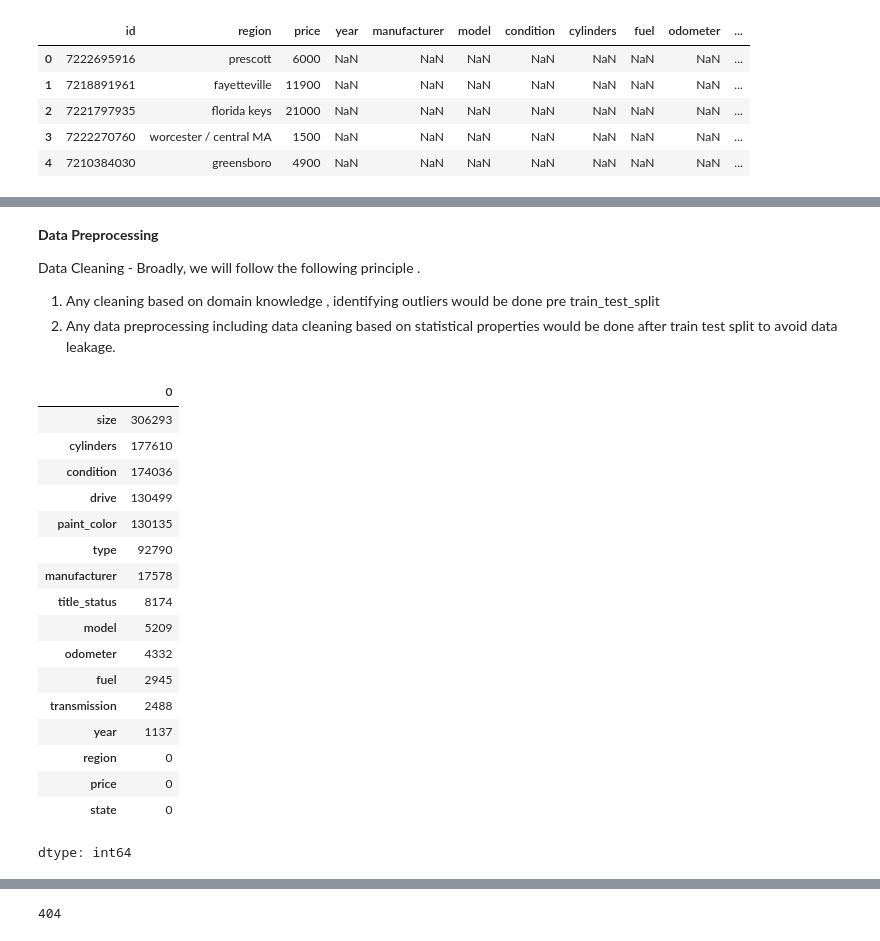
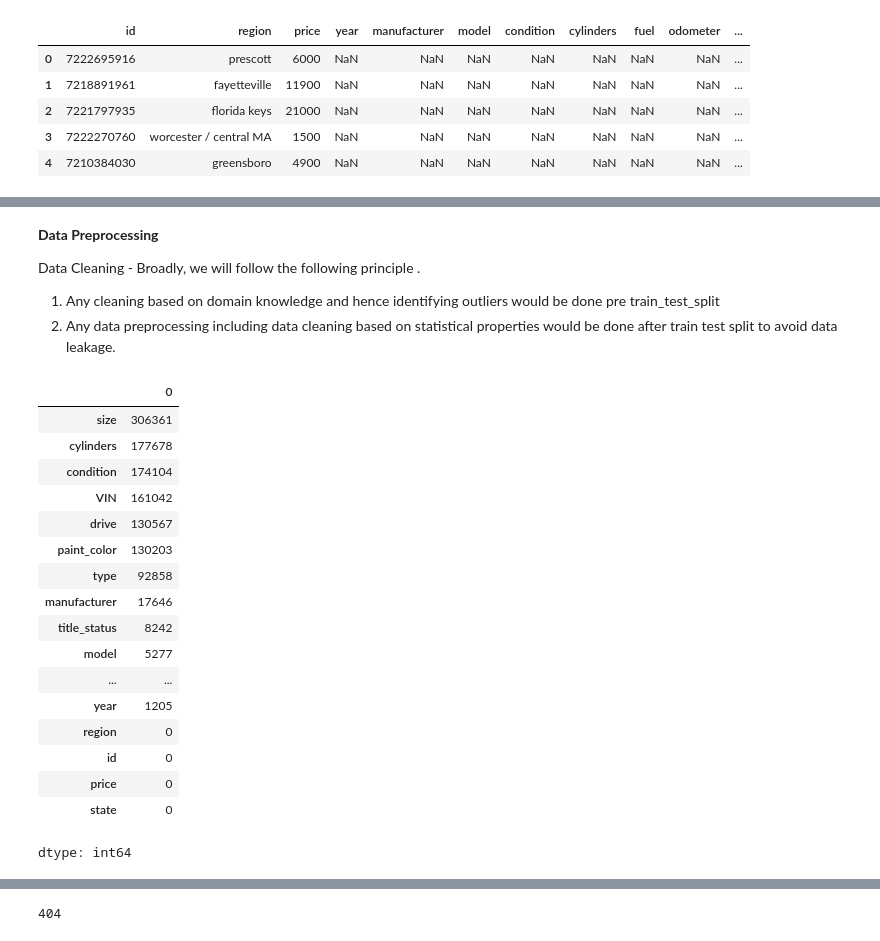
Before and after one commit to Subroy1/MSAI_AllPracticeModules, a Jupyter notebook: Module 11/PracticalAssignement2_used_cars_II.ipynb, the cells around one changed output, grey strips where cells are left out. Cells and saved outputs as stored; diff of their text form; code cells hidden in the pictures.

Commit message:
Data cleaning continued

```diff
--- a/Module 11/PracticalAssignement2_used_cars_II.ipynb
+++ b/Module 11/PracticalAssignement2_used_cars_II.ipynb
@@ -107,28 +146,29 @@ array([nan, 'clean', 'rebuilt', 'lien', 'salvage', 'missing',
 **Data Preprocessing**
 
 Data Cleaning - Broadly, we will follow the following principle .
-1. Any cleaning based on domain knowledge , identifying outliers would be done pre train_test_split
+1. Any cleaning based on domain knowledge and hence identifying outliers would be done pre train_test_split
 2. Any data preprocessing including data cleaning based on statistical properties would be done after train test split to avoid data leakage.
 # %%
-# Inpsect null values in the dataset , aim to identify null features adding 0 value for prediction such as identifiers .
-#We observe that many features have loads of null values,
-df.isnull().sum().sort_values(ascending=False)
+# Inpsect null values in the dataset , aim to identify null features adding no usability for prediction such as identifiers .
+#We observe that many features have loads of null values, # variable with highest number of missing values would appear first.
+Total=df.isnull().sum().sort_values(ascending=False)
+Total
 # %% [output]
 |  | 0 |
-| size | 306293 |
-| cylinders | 177610 |
-| condition | 174036 |
-| drive | 130499 |
-| paint_color | 130135 |
-| type | 92790 |
-| manufacturer | 17578 |
-| title_status | 8174 |
-| model | 5209 |
-| odometer | 4332 |
-| fuel | 2945 |
-| transmission | 2488 |
-| year | 1137 |
+| size | 306361 |
+| cylinders | 177678 |
+| condition | 174104 |
+| VIN | 161042 |
+| drive | 130567 |
+| paint_color | 130203 |
+| type | 92858 |
+| manufacturer | 17646 |
+| title_status | 8242 |
+| model | 5277 |
+| ... | ... |
+| year | 1205 |
 | region | 0 |
+| id | 0 |
 | price | 0 |
 | state | 0 |
 dtype: int64
```
Also changed, not shown: parts of 29 cells of this notebook.
